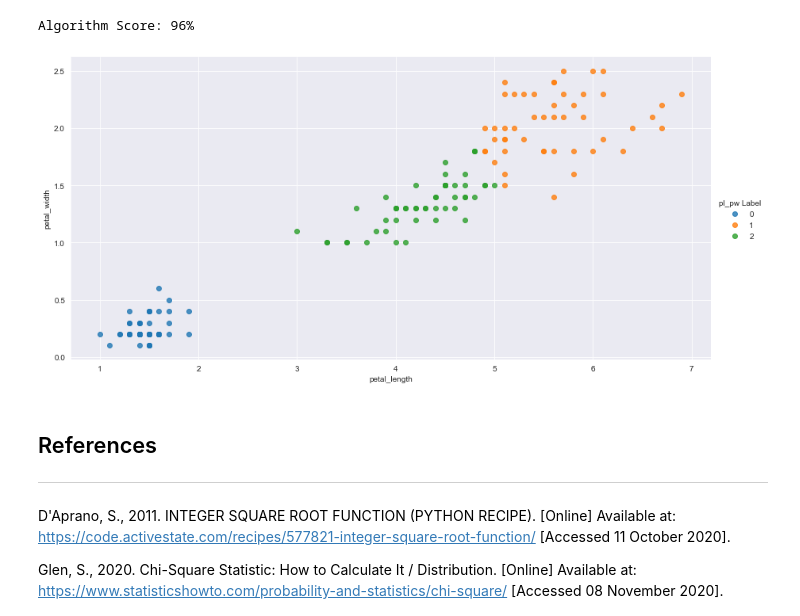
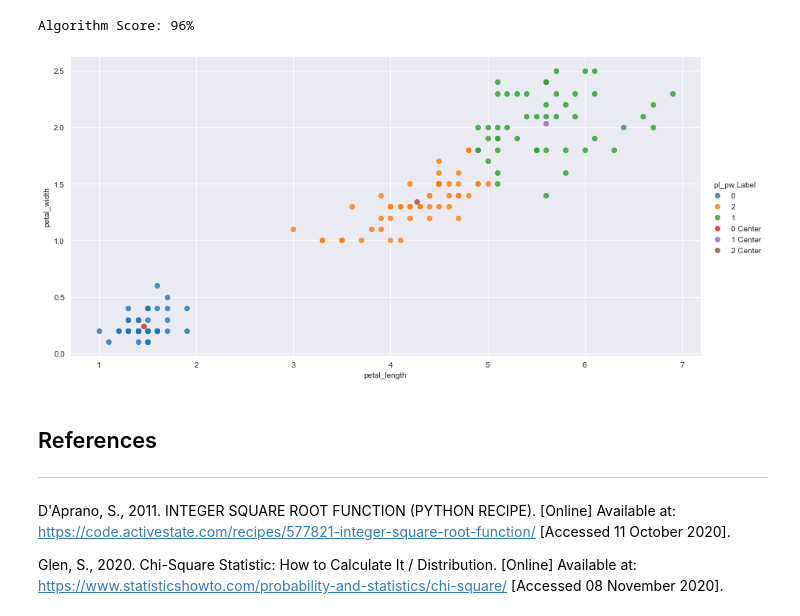
Before and after one commit to Dowline1/MLS-Tasks-2020, a Jupyter notebook: MLS-Tasks-2020.ipynb, the cells around one changed output. Saved outputs shown, nothing was run; the diff lists cells and outputs as text; code cells hidden in the pictures.

Commit message:
Plotted dataset with centers of Kmeans algorithm also on plot

```diff
--- a/MLS-Tasks-2020.ipynb
+++ b/MLS-Tasks-2020.ipynb
@@ -332,0 +327,20 @@ array([0, 0, 0, 0, 0, 0, 0, 0, 0, 0, 0, 0, 0, 0, 0, 0, 0, 0, 0, 0, 0, 0,
+# %%
+# Creates Dataframe with Centers of Clusters
+pl_pw_center = pd.DataFrame(kmeans.cluster_centers_.T)
+
+# Records original label references of Cluster Centres
+index_values = ['0', '1', '2']
+
+# Aligns column names with dataframe to plot data and centers together
+column_values = ['petal_length', 'petal_width']
+
+# creating the dataframe
+pl_pw_center = pd.DataFrame(data = kmeans.cluster_centers_,
+                  index = index_values,
+                  columns = column_values)
+
+# Aligns label name column for plotting
+pl_pw_center['pl_pw Label'] = '0 Center', '1 Center', '2 Center'
+
+# displaying the dataframe
+print(pl_pw_center)
@@ -370,11 +389,18 @@ print(f'Algorithm Score: {score*100:.0f}%')
 # %% [output]
 Algorithm Score: 96%
 # %%
-g = sns.lmplot( x='petal_length', y='petal_width', data=iris, fit_reg=False, hue='pl_pw Label', legend=True, height=6, aspect=2)
+# Create dataset to contain data an Algorithm Centers
+label_plot = iris[['petal_length', 'petal_width', 'pl_pw Label']]
+
+# Appends centers to dataframe with data
+label_plot = label_plot.append(pl_pw_center)
+
+# Plots Dataframe with data and Centers
+g = sns.lmplot( x='petal_length', y='petal_width', data=label_plot, fit_reg=False, hue='pl_pw Label', legend=True, height=6, aspect=2)
 
 plt.show()
 # %% [output]
-[figure, old version]
+[figure, new version]
 # %% [markdown]
 ## References
 ***
```
Also changed, not shown: parts of 3 cells of this notebook.
